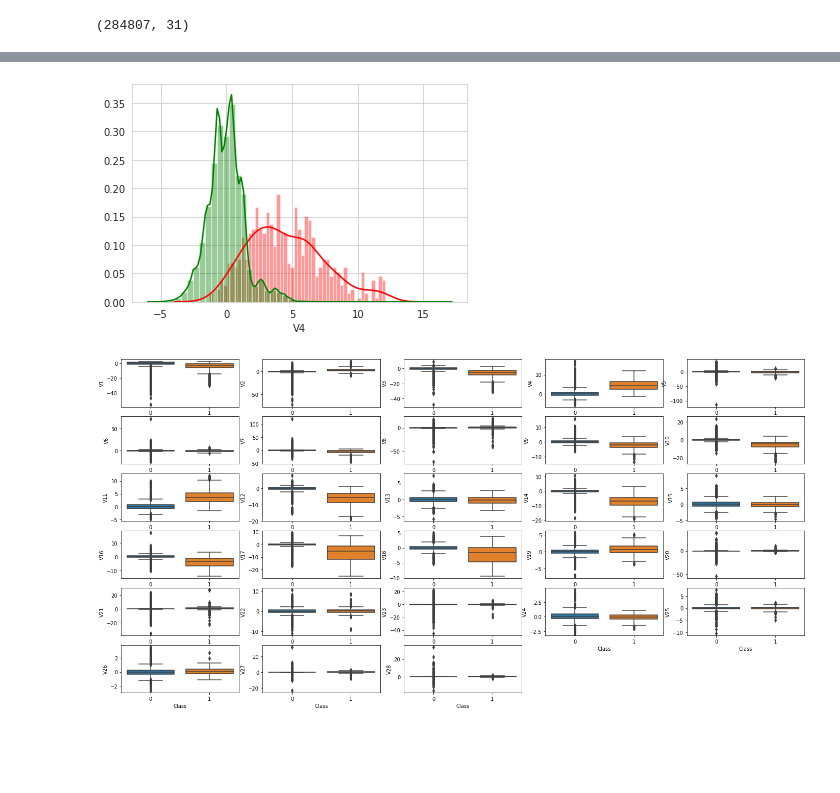
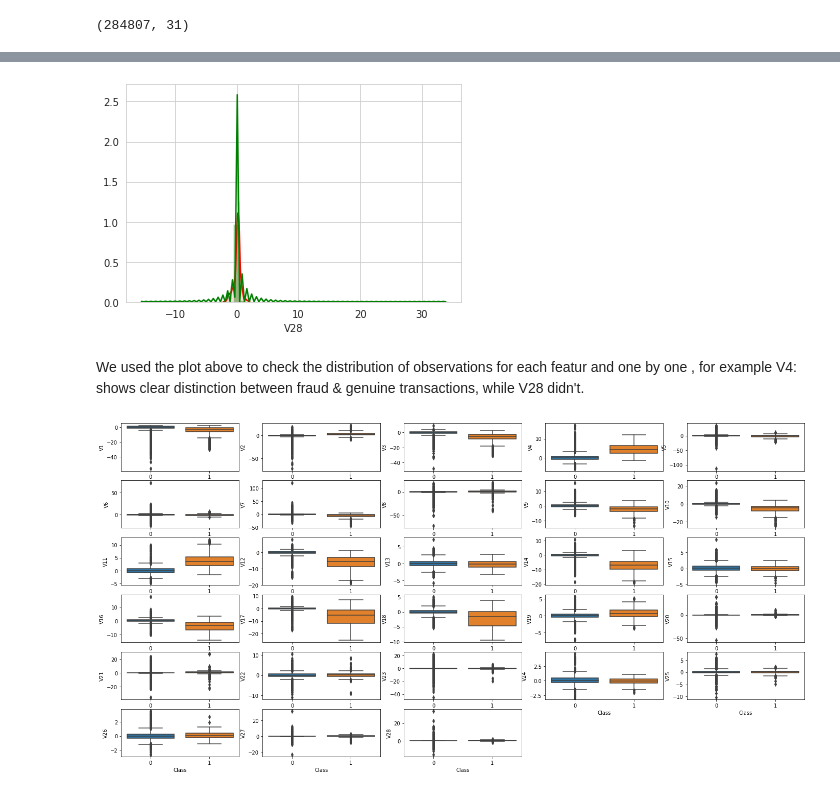
Before and after one commit to mohammad0alfares/Credit-Card-Fraud-Detection, a Jupyter notebook: CreditCardFraudDetection_DT.ipynb, the cells around one changed output, grey strips where cells are left out. Drawn from its saved outputs; the diff is of its cells as text; code cells hidden in the pictures; blank space fills up the shorter version.

```diff
--- a/CreditCardFraudDetection_DT.ipynb
+++ b/CreditCardFraudDetection_DT.ipynb
@@ -372,13 +372,15 @@ creditcard.head()
 # %%
 import seaborn as sns
 import matplotlib.pyplot as plt
-col='V4'
+col='V28'
 
 sns.distplot(creditcard[col][creditcard.Class == 1], bins=50, color='r')
 sns.distplot(creditcard[col][creditcard.Class == 0], bins=50, color='g')
 plt.show()
 # %% [output]
-[figure, old version]
+[figure, new version]
+# %% [markdown]
+We used the plot above to check the distribution of observations for each featur and one by one , for example V4: shows clear distinction between fraud & genuine transactions, while V28 didn't.
 # %%
 def my_plot(plot_rows,plot_col,i,col):
     plt.subplot(plot_rows,plot_col,i)
```
